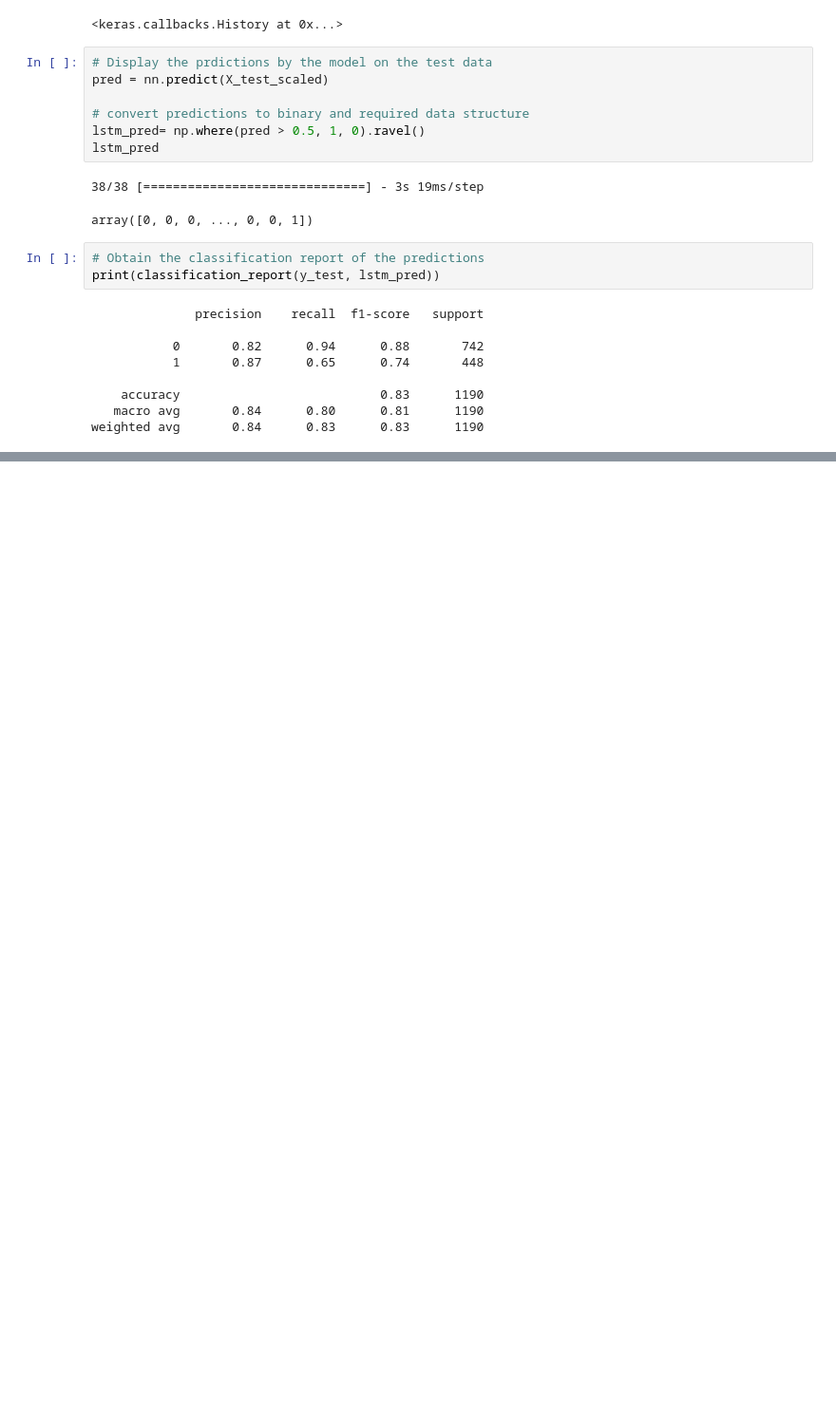
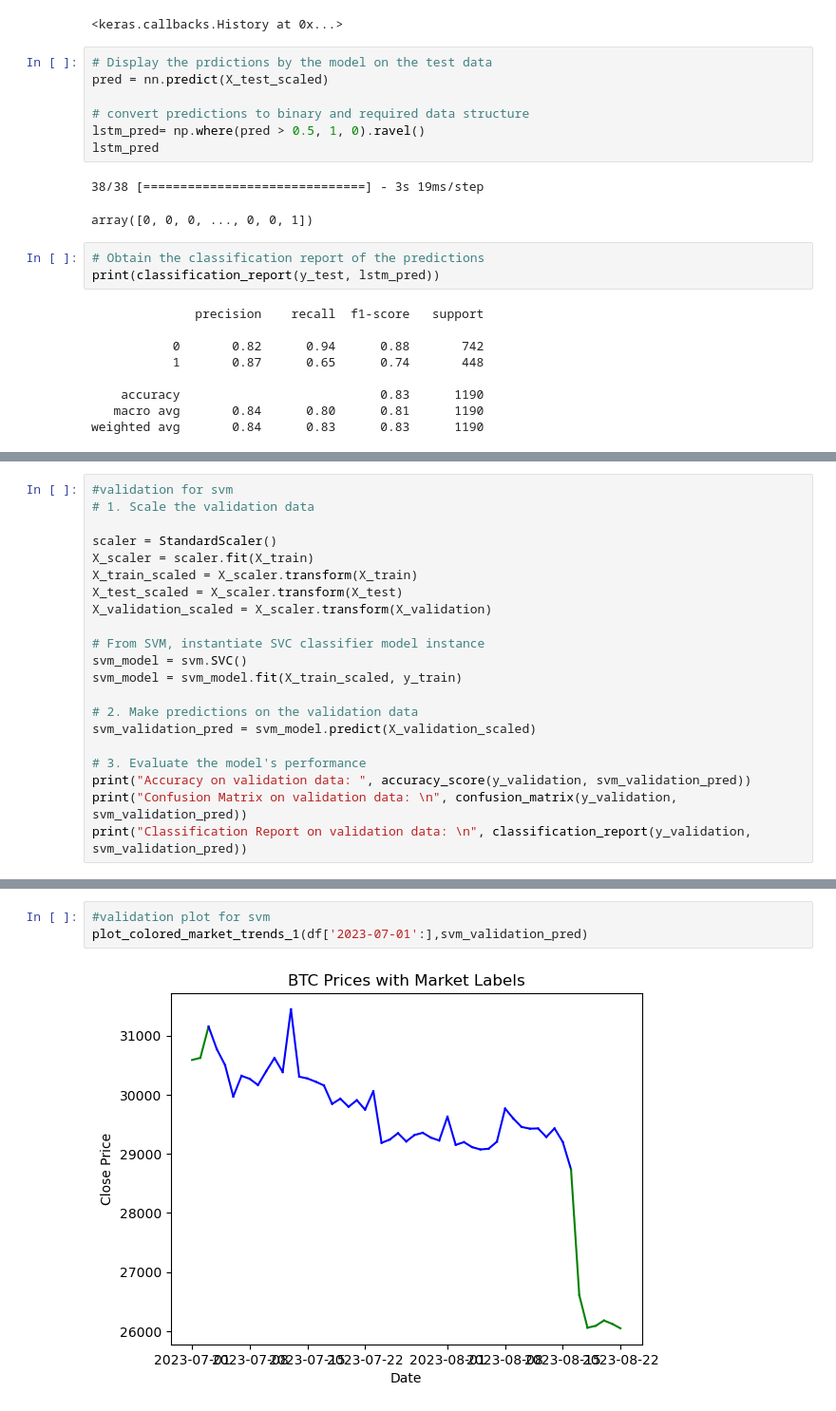
Before and after one commit to v3232/Project-2team-4, a Jupyter notebook: bitcoin_classifier.ipynb, the cells around one changed output, grey strips where cells are left out. Shown: that part at 95% size. Saved outputs shown, nothing was run; the diff lists cells and outputs as text; blank space fills up the shorter version.

Commit message:
validation

```diff
--- a/bitcoin_classifier.ipynb
+++ b/bitcoin_classifier.ipynb
@@ -387,0 +434,21 @@ weighted avg       0.84      0.83      0.83      1190
+# %%
+#validation for svm
+# 1. Scale the validation data
+
+scaler = StandardScaler()
+X_scaler = scaler.fit(X_train)
+X_train_scaled = X_scaler.transform(X_train)
+X_test_scaled = X_scaler.transform(X_test)
+X_validation_scaled = X_scaler.transform(X_validation)
+
+# From SVM, instantiate SVC classifier model instance
+svm_model = svm.SVC()
+svm_model = svm_model.fit(X_train_scaled, y_train)
+
+# 2. Make predictions on the validation data
+svm_validation_pred = svm_model.predict(X_validation_scaled)
+
+# 3. Evaluate the model's performance
+print("Accuracy on validation data: ", accuracy_score(y_validation, svm_validation_pred))
+print("Confusion Matrix on validation data: \n", confusion_matrix(y_validation, svm_validation_pred))
+print("Classification Report on validation data: \n", classification_report(y_validation, svm_validation_pred))
@@ -387,0 +469,5 @@ weighted avg       0.84      0.83      0.83      1190
+# %%
+#validation plot for svm
+plot_colored_market_trends_1(df['2023-07-01':],svm_validation_pred)
+# %% [output]
+[figure, added]
```
Also changed, not shown: parts of 19 cells of this notebook.
